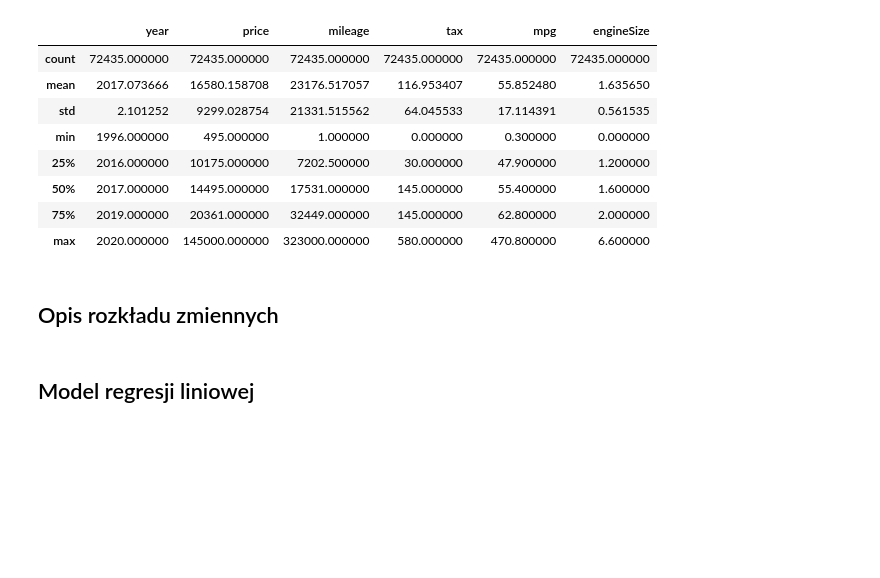
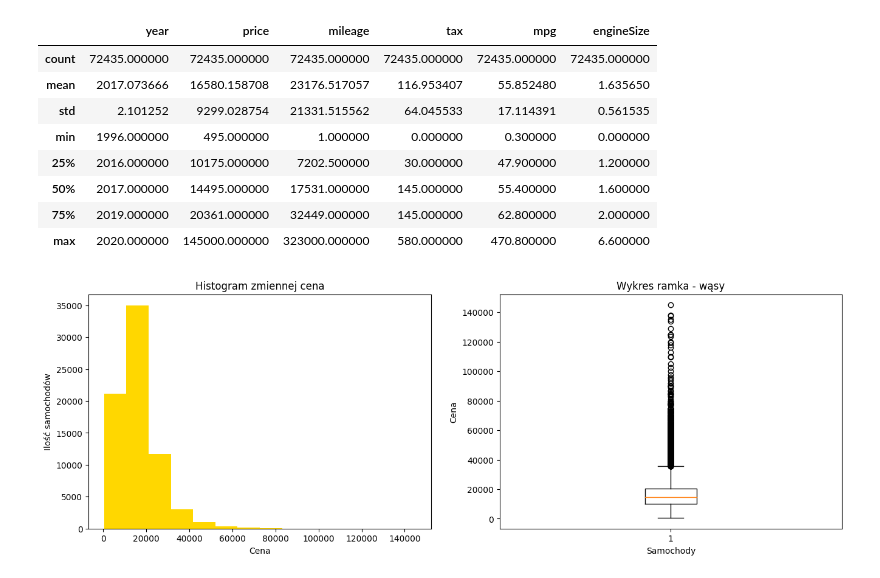
Before and after one commit to NotMatque/stat-project, a Jupyter notebook: Untitled0.ipynb, the cells around one changed output. Drawn from its saved outputs; the diff is of its cells as text; code cells hidden in the pictures; blank space fills up the shorter version.

Commit message:
Wstęp gotowy, początek opisu zmiennej obj oraz wykresów (TODO)

```diff
--- a/Untitled0.ipynb
+++ b/Untitled0.ipynb
@@ -46,7 +101,19 @@ data.describe()
 | 50% | 2017.000000 | 14495.000000 | 17531.000000 | 145.000000 | 55.400000 | 1.600000 |
 | 75% | 2019.000000 | 20361.000000 | 32449.000000 | 145.000000 | 62.800000 | 2.000000 |
 | max | 2020.000000 | 145000.000000 | 323000.000000 | 580.000000 | 470.800000 | 6.600000 |
-# %% [markdown]
-## Opis rozkładu zmiennych
-# %% [markdown]
-## Model regresji liniowej
+# %%
+fig, axes = plt.subplots(nrows = 1, ncols = 2, figsize = (16,5))
+
+axes[0].set_title('Histogram zmiennej cena')
+axes[0].hist(data['price'], bins = 14, color = 'Gold')
+axes[0].set_xlabel('Cena')
+axes[0].set_ylabel('Ilość samochodów')
+
+axes[1].set_title('Wykres ramka - wąsy')
+axes[1].boxplot(data['price'])
+axes[1].set_xlabel('Samochody')
+axes[1].set_ylabel('Cena')
+
+plt.show()
+# %% [output]
+[figure, added]
```
Also changed, not shown: parts of 7 cells of this notebook.
